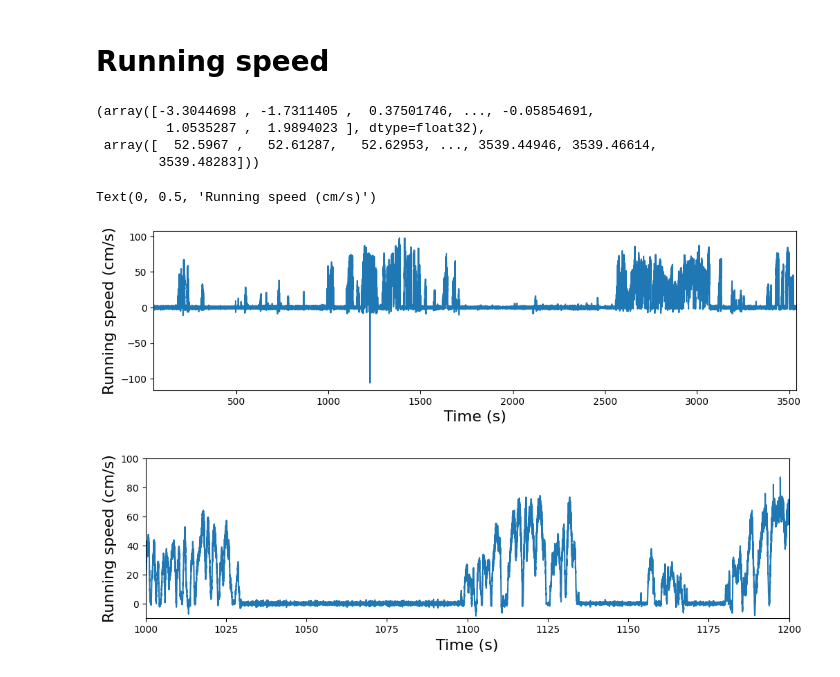
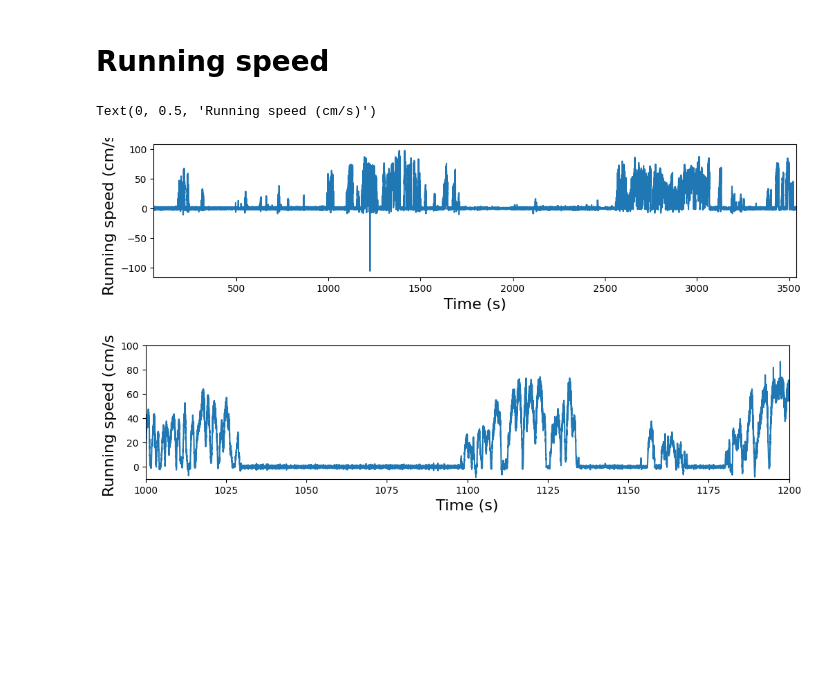
Before and after one commit to AllenInstitute/allen_v1dd, a Jupyter notebook: example_notebooks/01_load-data.ipynb, the cells around one changed output. Drawn from its saved outputs; the diff is of its cells as text; code cells hidden in the pictures; blank space fills up the shorter version.

```diff
--- a/example_notebooks/01_load-data.ipynb
+++ b/example_notebooks/01_load-data.ipynb
@@ -393,31 +393,24 @@ fig.tight_layout()
 [figure]
 # %% [markdown]
 # Running speed
-# %%
-sess.get_running_speed()
-# %% [output]
-(array([-3.3044698 , -1.7311405 ,  0.37501746, ..., -0.05854691,
-         1.0535287 ,  1.9894023 ], dtype=float32),
- array([  52.5967 ,   52.61287,   52.62953, ..., 3539.44946, 3539.46614,
-        3539.48283]))
 # %%
 running_speed = sess.get_running_speed()
 
 # Plot the full traces
-plt.figure(figsize=(12, 3))
+plt.figure(figsize=(12, 2.5))
 plt.plot(running_speed.time, running_speed)
 plt.xlabel("Time (s)", fontsize=16)
 plt.ylabel("Running speed (cm/s)", fontsize=16)
 plt.xlim(running_speed.time.min(), running_speed.time.max())
 
 # Zoomed in to a particular part
-plt.figure(figsize=(12, 3))
+plt.figure(figsize=(12, 2.5))
 plt.plot(running_speed.time, running_speed)
 plt.xlim(1000, 1200)
 plt.ylim(-10, 100)
 plt.xlabel("Time (s)", fontsize=16)
 plt.ylabel("Running speed (cm/s)", fontsize=16)
 # %% [output]
 Text(0, 0.5, 'Running speed (cm/s)')
-[figure, old version]
+[figure, new version]
-[figure, old version]
+[figure, new version]
```
Also changed, not shown: parts of 5 cells of this notebook, 22 other files.
